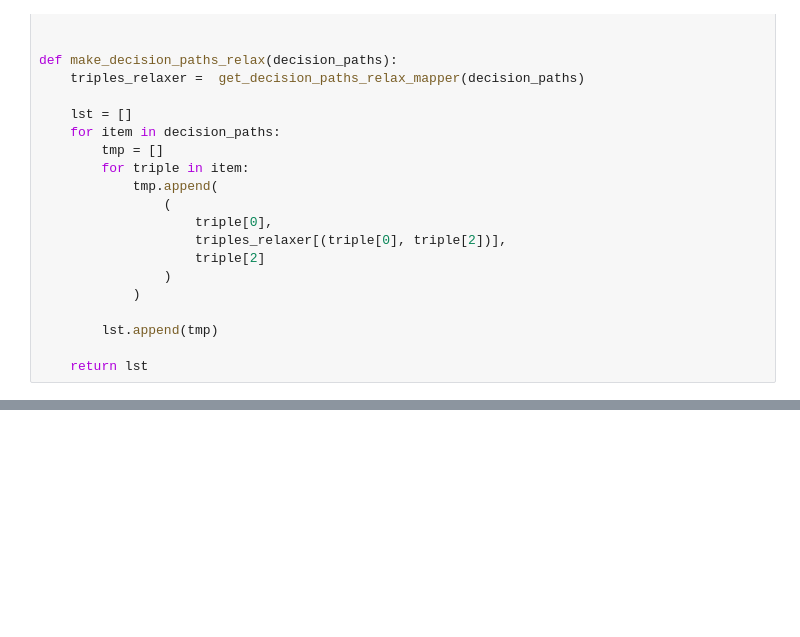
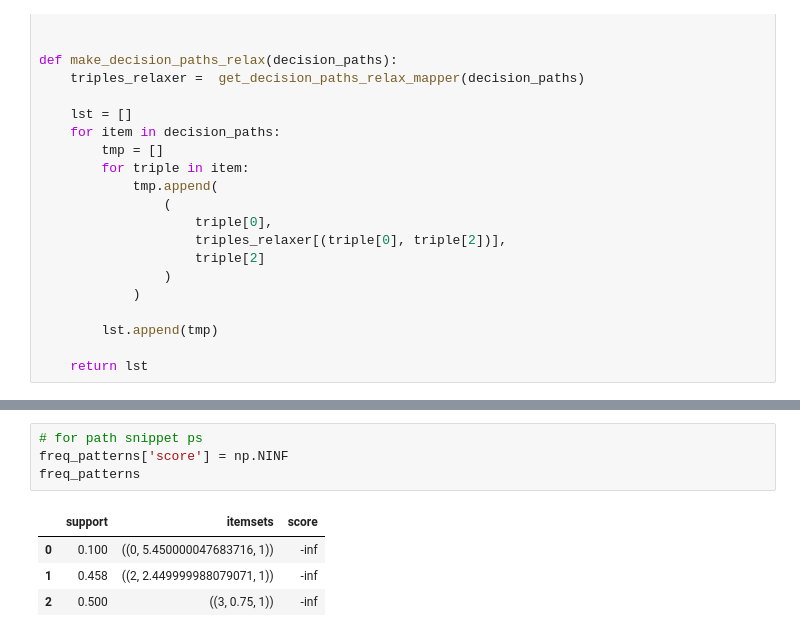
Before and after one commit to NimaSarajpoor/RandomForestExplorer, a Jupyter notebook: Notebooks/Tutorial_CHRISP.ipynb, the cells around one changed output, grey strips where cells are left out. Cells and saved outputs as stored; diff of their text form; blank space fills up the shorter version.

```diff
--- a/Notebooks/Tutorial_CHRISP.ipynb
+++ b/Notebooks/Tutorial_CHRISP.ipynb
@@ -284,0 +336,9 @@ freq_patterns
+# %%
+# for path snippet ps
+freq_patterns['score'] = np.NINF
+freq_patterns
+# %% [output]
+|  | support | itemsets | score |
+| 0 | 0.100 | ((0, 5.450000047683716, 1)) | -inf |
+| 1 | 0.458 | ((2, 2.449999988079071, 1)) | -inf |
+| 2 | 0.500 | ((3, 0.75, 1)) | -inf |
```
Also changed, not shown: parts of 13 cells of this notebook.
